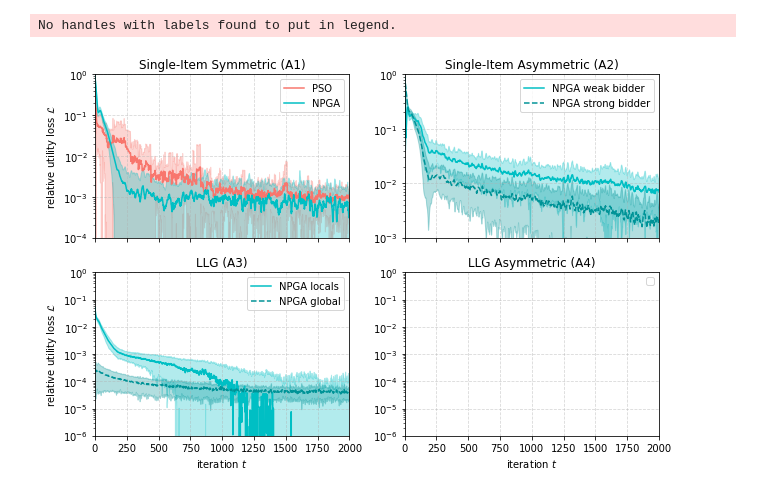
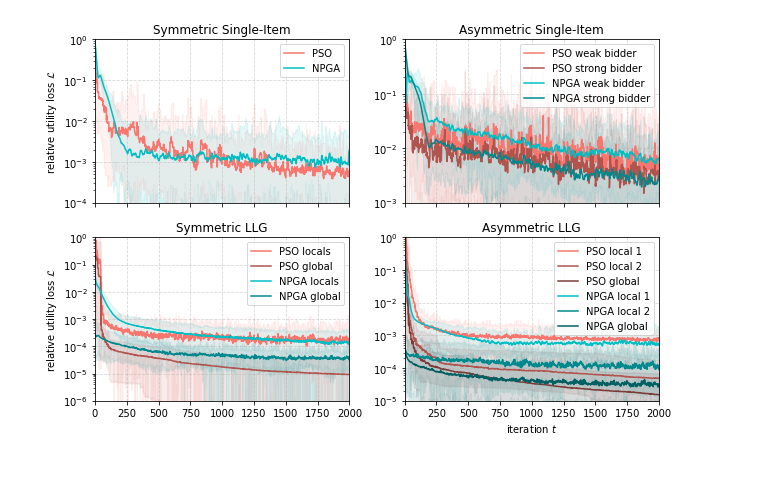
Before and after one commit to heidekrueger/bnelearn, a Jupyter notebook: notebooks/PSO-figures-work.ipynb, the cells around one changed output. Cells and saved outputs as stored; diff of their text form; code cells hidden in the pictures.

```diff
--- a/notebooks/PSO-figures-work.ipynb
+++ b/notebooks/PSO-figures-work.ipynb
@@ -34,8 +34,11 @@ def percentile(n):
     percentile_.__name__ = 'percentile_%s' % n
     return percentile_
 # %%
-path = '/home/kohring/bnelearn/experiments/pso-final-final'
-#path = '/home/kohring/bnelearn/experiments/debug'
+# path = '/home/kohring/bnelearn/experiments/pso-final-final'
+path = '/home/kohring/bnelearn/experiments/pso-small-exps-large-eval'
+# path = '/home/kohring/bnelearn/experiments/debug'
+
+x_max = 2000
 
 single_item_sym_npga = os.path.join(path, 'ESPGLearner', 'single_item/first_price/uniform/symmetric')
 single_item_sym_npga_df = full_df(single_item_sym_npga)
@@ -58,11 +61,14 @@ llgfull_pso = os.path.join(path, 'PSOLearner', 'LLGFull')
 llgfull_pso_df = full_df(llgfull_pso)
 # %%
 aggs = {
-    'agg0': [percentile(25), 'median', percentile(75)],
+    'agg0': ['min', 'mean', 'max'],
     'agg1': ['std', 'mean']
 }
 # %%
-def plt_df_function(agg, df, axs_i, label, color, fmt, subrun=None):
+agg = 'agg0'
+alpha = 0.1  # transparancy parameter
+
+def plt_df(df, axs_i, label, color, fmt, subrun=None):
     try:
         if subrun:
             df = df[df['subrun'] == subrun]
@@ -71,11 +77,11 @@ def plt_df_function(agg, df, axs_i, label, color, fmt, subrun=None):
         if agg == 'agg0':
             df_sub.columns = ['lo', 'median', 'hi']
             x, y, lo, hi = df_sub.index, df_sub['median'], df_sub['lo'], df_sub['hi']
-            axs[axs_i].fill_between(x, lo, hi, alpha=.1, color=color)
+            axs[axs_i].fill_between(x, lo, hi, alpha=alpha, color=color)
         elif agg == 'agg1':
             df_sub.columns = ['std', 'mean']
             x, y, std = df_sub.index, df_sub['mean'], df_sub['std']
-            axs[axs_i].fill_between(x, y-std, y+std, alpha=.3, color=color)
+            axs[axs_i].fill_between(x, y-std, y+std, alpha=alpha, color=color)
         axs[axs_i].plot(x, y, fmt, label=label, color=color)
 
     except Exception as e:
@@ -83,17 +89,12 @@ def plt_df_function(agg, df, axs_i, label, color, fmt, subrun=None):
         pass
 # %%
 metric = 'eval/epsilon_relative'
-x_max = 2000
-agg = 'agg1'
 
 color_pso = colors[1]
 color_npga = colors[0]
 fmt_0 = '-'
-fmt_1 = '--'
-fmt_2 = '--'
-
-def plt_df(df, axs_i, label, color, fmt, subrun=None):
-    return plt_df_function(agg, df, axs_i, label, color, fmt, subrun=subrun)
+fmt_1 = '-'
+fmt_2 = '-'
 
 
 fig, axs = plt.subplots(2, 2, sharex=True, figsize=(9, 6))
@@ -105,49 +106,51 @@ plt_df(single_item_sym_npga_df, 0, 'NPGA', color_npga, fmt_0)
 
 # single item asym
 plt_df(single_item_asym_pso_df, 1, 'PSO weak bidder', color_pso, fmt_0, 'bidder0')
-plt_df(single_item_asym_pso_df, 1, 'PSO strong bidder', [c/1.3 for c in color_pso], fmt_1, 'bidder1')
+plt_df(single_item_asym_pso_df, 1, 'PSO strong bidder', [c/1.4 for c in color_pso], fmt_1, 'bidder1')
 plt_df(single_item_asym_npga_df, 1, 'NPGA weak bidder', color_npga, fmt_0, 'bidder0')
-plt_df(single_item_asym_npga_df, 1, 'NPGA strong bidder', [c/1.3 for c in color_npga], fmt_1, 'bidder1')
+plt_df(single_item_asym_npga_df, 1, 'NPGA strong bidder', [c/1.4 for c in color_npga], fmt_1, 'bidder1')
 
 # LLG
 plt_df(llg_pso_df, 2, 'PSO locals', color_pso, fmt_0, 'locals')
-plt_df(llg_pso_df, 2, 'PSO global', [c/1.3 for c in color_pso], fmt_1, 'global')
+plt_df(llg_pso_df, 2, 'PSO global', [c/1.4 for c in color_pso], fmt_1, 'global')
 plt_df(llg_npga_df, 2, 'NPGA locals', color_npga, fmt_0, 'locals')
-plt_df(llg_npga_df, 2, 'NPGA global', [c/1.3 for c in color_npga], fmt_1, 'global')
+plt_df(llg_npga_df, 2, 'NPGA global', [c/1.4 for c in color_npga], fmt_1, 'global')
 
 # LLG asymmetric
 plt_df(llgfull_pso_df, 3, 'PSO local 1', color_pso, fmt_0, 'local 1')
-plt_df(llgfull_pso_df, 3, 'PSO local 2', color_pso, fmt_1, 'local 2')
-plt_df(llgfull_pso_df, 3, 'PSO global', [c/1.3 for c in color_pso], fmt_2, 'global')
+plt_df(llgfull_pso_df, 3, 'PSO local 2', [c/1.4 for c in color_pso], fmt_1, 'local 2')
+plt_df(llgfull_pso_df, 3, 'PSO global', [c/2 for c in color_pso], fmt_2, 'global')
 plt_df(llgfull_npga_df, 3, 'NPGA local 1', color_npga, fmt_0, 'local 1')
-plt_df(llgfull_npga_df, 3, 'NPGA local 2', color_npga, fmt_1, 'local 2')
-plt_df(llgfull_npga_df, 3, 'NPGA global', [c/1.3 for c in color_npga], fmt_2, 'global')
+plt_df(llgfull_npga_df, 3, 'NPGA local 2', [c/1.4 for c in color_npga], fmt_1, 'local 2')
+plt_df(llgfull_npga_df, 3, 'NPGA global', [c/2 for c in color_npga], fmt_2, 'global')
 
 
 # joint plot ------------------------------------------------------------------
-axs[0].set_title('Single-Item Symmetric (A1)')
-axs[1].set_title('Single-Item Asymmetric (A2)')
-axs[2].set_title('LLG (A3)')
-axs[3].set_title('LLG Asymmetric (A4)')
+axs[0].set_title('Symmetric Single-Item')
+axs[1].set_title('Asymmetric Single-Item')
+axs[2].set_title('Symmetric LLG')
+axs[3].set_title('Asymmetric LLG')
 
 # plot
 for i, ax in enumerate(axs):
     ax.set_yscale('log')
     ax.grid(which='major', alpha=.5, linestyle='--')
     ax.set_xlim([0, x_max])
     if i in [0]:
         ax.set_ylim([1e-4, 1e0])
     if i in [1]:
         ax.set_ylim([1e-3, 1e0])
-    if i in [2, 3]:
+    if i in [2]:
         ax.set_ylim([1e-6, 1e0])
+        ax.set_xlabel('iteration $t$')
+    if i in [3]:
+        ax.set_ylim([1e-5, 1e0])
         ax.set_xlabel('iteration $t$')
     if i in [0, 2]:
         ax.set_ylabel('relative utility loss $\mathcal{L}$')
     ax.legend(loc='upper right')
 plt.tight_layout()
 plt.savefig('learning_progress.pdf', format='pdf')
 plt.show()
 # %% [output]
-No handles with labels found to put in legend.
-[figure, old version]
+[figure, new version]
```
Also changed, not shown: parts of 1 cell of this notebook.
